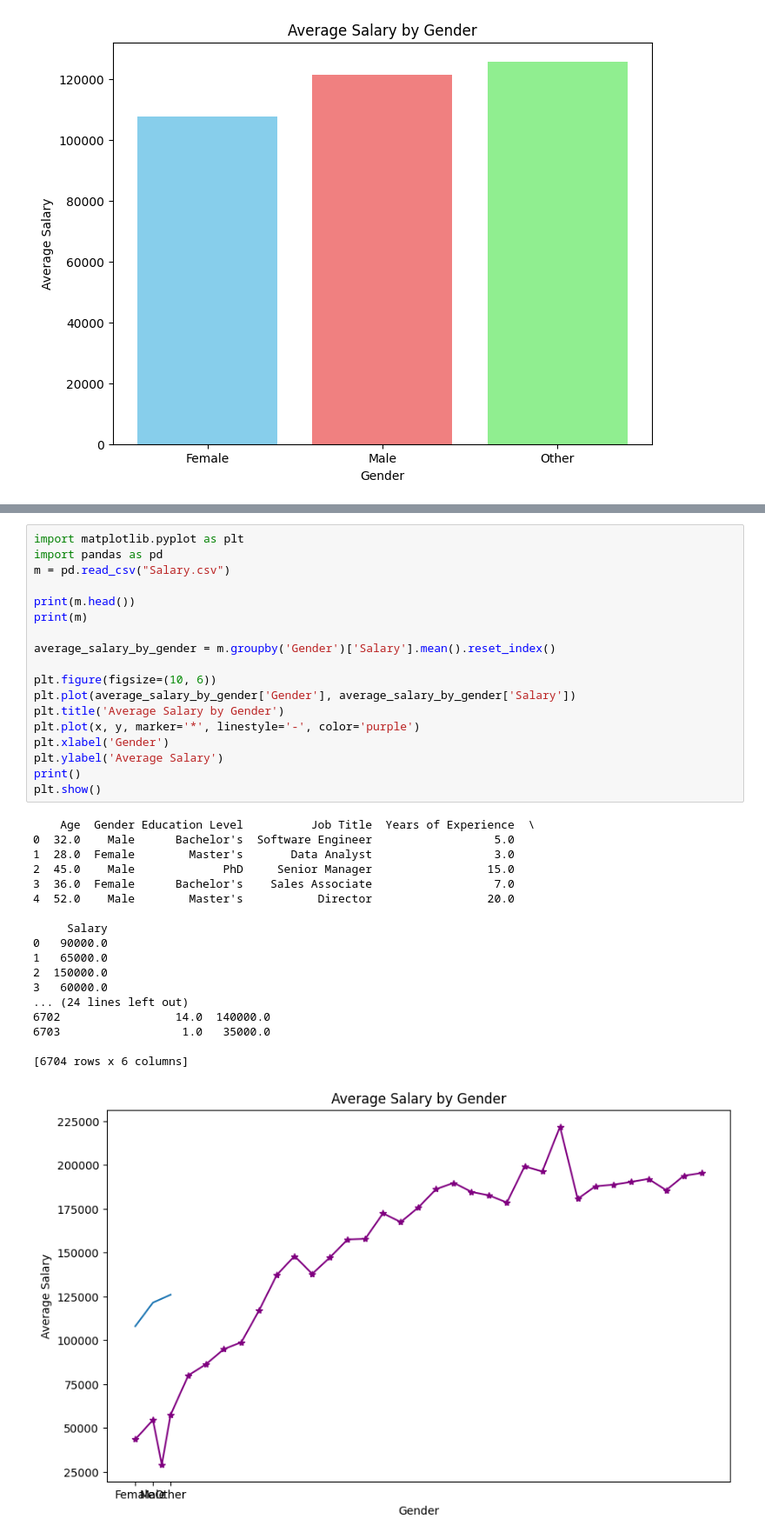
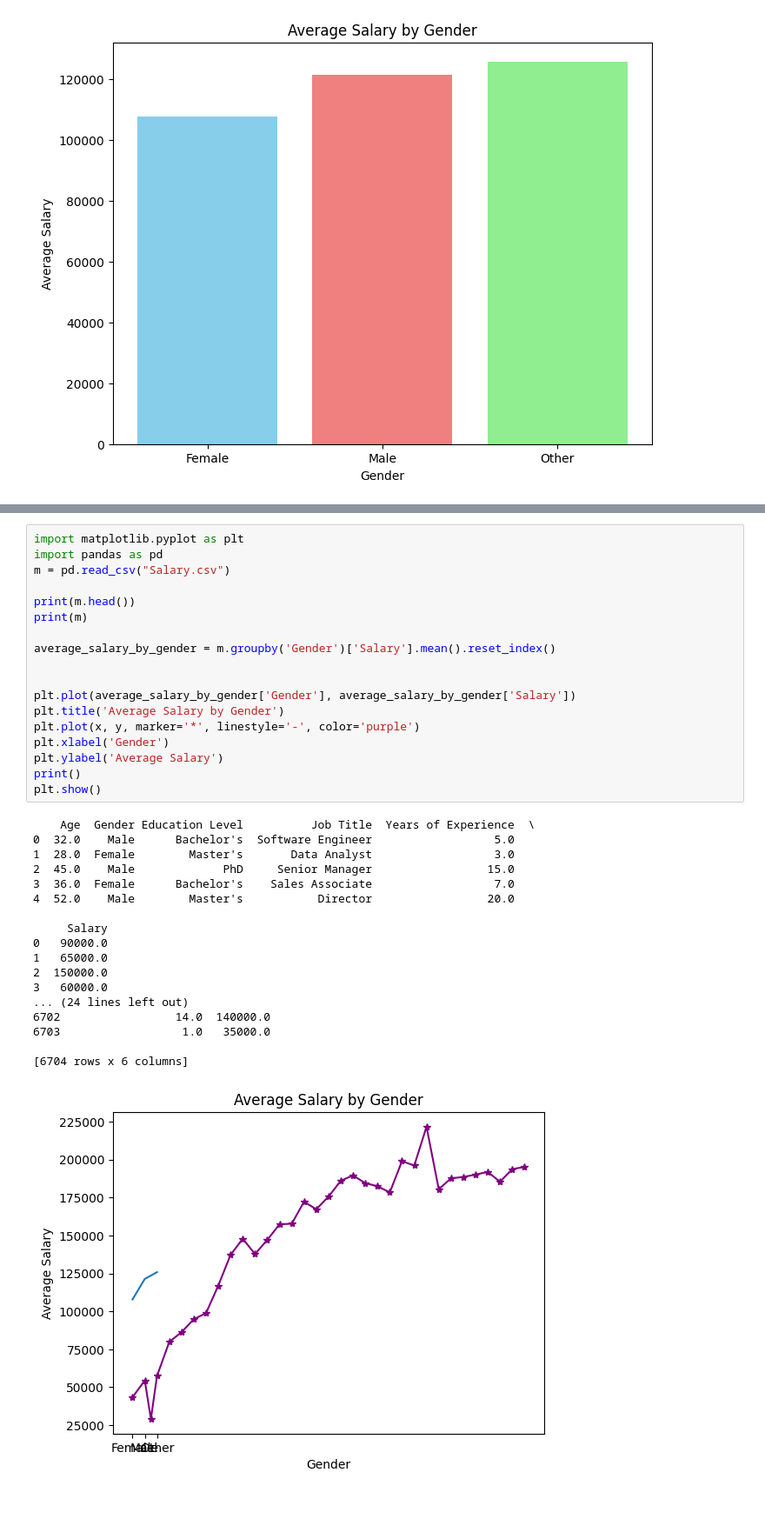
Before and after one commit to manik910/Python-practice, a Jupyter notebook: project.ipynb, the cells around one changed output, grey strips where cells are left out. Shown at 87% size. Saved outputs shown, nothing was run; the diff lists cells and outputs as text; blank space fills up the shorter version.

```diff
--- a/project.ipynb
+++ b/project.ipynb
@@ -115,32 +115,32 @@ m = pd.read_csv("Salary.csv")
 print(m.head())
 print(m)
 
 average_salary_by_gender = m.groupby('Gender')['Salary'].mean().reset_index()
 
-plt.figure(figsize=(10, 6))
+
 plt.plot(average_salary_by_gender['Gender'], average_salary_by_gender['Salary'])
 plt.title('Average Salary by Gender')
 plt.plot(x, y, marker='*', linestyle='-', color='purple')
 plt.xlabel('Gender')
 plt.ylabel('Average Salary')
 print()
 plt.show()
 # %% [output]
     Age  Gender Education Level          Job Title  Years of Experience  \
 0  32.0    Male      Bachelor's  Software Engineer                  5.0
 1  28.0  Female        Master's       Data Analyst                  3.0
 2  45.0    Male             PhD     Senior Manager                 15.0
 3  36.0  Female      Bachelor's    Sales Associate                  7.0
 4  52.0    Male        Master's           Director                 20.0
 
      Salary
 0   90000.0
 1   65000.0
 2  150000.0
 3   60000.0
 ... (24 lines left out)
 6702                 14.0  140000.0
 6703                  1.0   35000.0
 
 [6704 rows x 6 columns]
-[figure, old version]
+[figure, new version]
```
Also changed, not shown: parts of 5 cells of this notebook.
